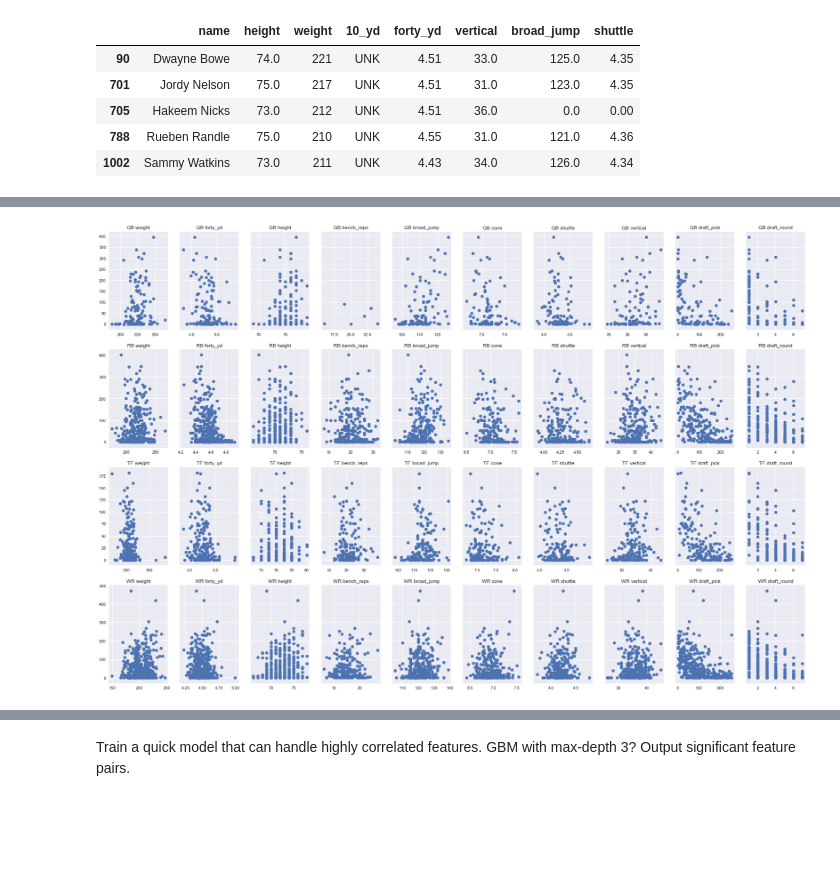
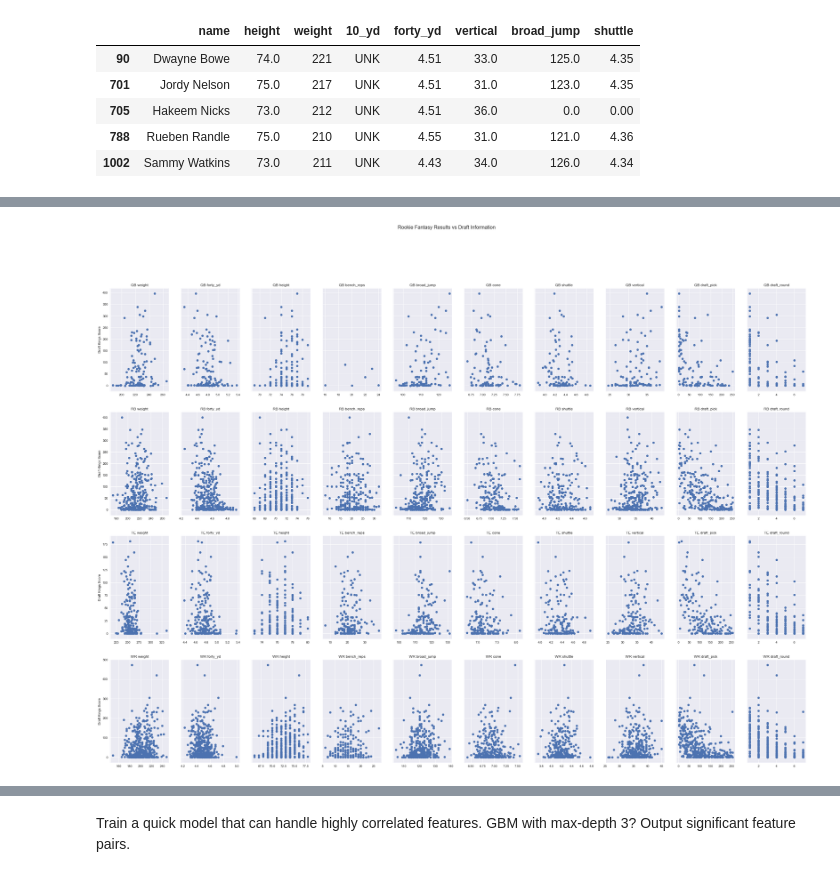
Before and after one commit to rogerfitz/tutorials, a Jupyter notebook: first_year_nfl_fantasy_performance/Analysis.ipynb, the cells around one changed output, grey strips where cells are left out. Drawn from its saved outputs; the diff is of its cells as text; code cells hidden in the pictures; blank space fills up the shorter version.

Commit message:
Added image and advanced metrics notebook

```diff
--- a/first_year_nfl_fantasy_performance/Analysis.ipynb
+++ b/first_year_nfl_fantasy_performance/Analysis.ipynb
@@ -111,22 +112,25 @@ target=["dk_score"]
 # %%
 from pandas.stats.api import ols
 df=scored_df.copy()
 #df=df.loc[(df>0).all(axis=1)]
 col_subset=['weight','forty_yd',"height",'bench_reps','broad_jump','cone','shuttle','vertical','draft_pick','draft_round']
 i=0
 
-f, axes = plt.subplots(len(DRAFT_KINGS_POSITIONS), len(col_subset), sharey='row',figsize=(30,5*len(DRAFT_KINGS_POSITIONS)))
+f, axes = plt.subplots(len(DRAFT_KINGS_POSITIONS), len(col_subset), sharey='row',figsize=(40,7*len(DRAFT_KINGS_POSITIONS)))
 for position,pos_df in df.groupby("position"):
     if len(pos_df)<5:
         continue
 
     for idx,feature in enumerate(col_subset):
         axes[i][idx].scatter(x=pos_df[pos_df[feature]>0][feature],y=pos_df[pos_df[feature]>0]['dk_score'])
         axes[i][idx].set_title(position+" "+feature)
+
+    axes[i][0].set_ylabel("Draft Kings Score")
     i+=1
+f.suptitle("Rookie Fantasy Results vs Draft Information", fontsize=16)
 f.show()
 # %% [output]
-[figure, old version]
+[figure, new version]
 # %%
 import seaborn as sns
 i=0
```
Also changed, not shown: parts of 12 cells of this notebook, 2 other files.
